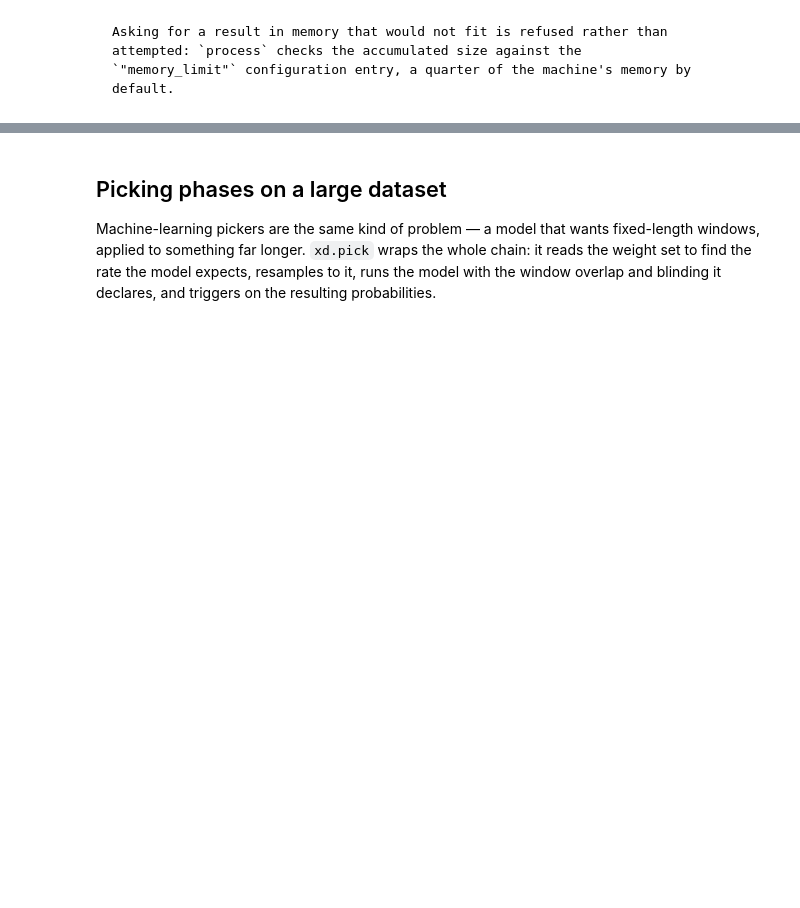
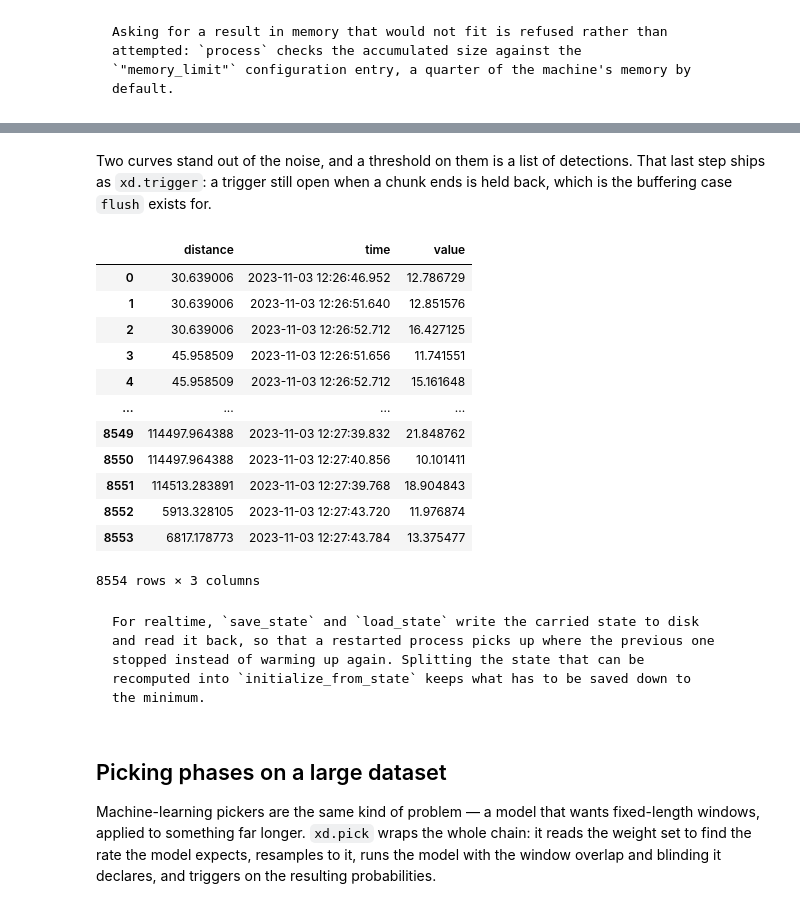
Before and after one commit to xdas-dev/tutorials, a Jupyter notebook: 03_massive_atomic_processing.ipynb, the cells around one changed output, grey strips where cells are left out. Cells and saved outputs as stored; diff of their text form; code cells hidden in the pictures; blank space fills up the shorter version.

````diff
--- a/03_massive_atomic_processing.ipynb
+++ b/03_massive_atomic_processing.ipynb
@@ -374,3 +393,34 @@ the minimum.
+# %% [markdown]
+Two curves stand out of the noise, and a threshold on them is a list of
+detections. That last step ships as `xd.trigger`: a trigger still open when a
+chunk ends is held back, which is the buffering case `flush` exists for.
+# %%
+detections = (pipeline >> xd.trigger(..., thresh=10.0)).process(
+    da, chunks={"time": 1000}
+)
+detections
+# %% [output]
+|  | distance | time | value |
+| 0 | 30.639006 | 2023-11-03 12:26:46.952 | 12.786729 |
+| 1 | 30.639006 | 2023-11-03 12:26:51.640 | 12.851576 |
+| 2 | 30.639006 | 2023-11-03 12:26:52.712 | 16.427125 |
+| 3 | 45.958509 | 2023-11-03 12:26:51.656 | 11.741551 |
+| 4 | 45.958509 | 2023-11-03 12:26:52.712 | 15.161648 |
+| ... | ... | ... | ... |
+| 8549 | 114497.964388 | 2023-11-03 12:27:39.832 | 21.848762 |
+| 8550 | 114497.964388 | 2023-11-03 12:27:40.856 | 10.101411 |
+| 8551 | 114513.283891 | 2023-11-03 12:27:39.768 | 18.904843 |
+| 8552 | 5913.328105 | 2023-11-03 12:27:43.720 | 11.976874 |
+| 8553 | 6817.178773 | 2023-11-03 12:27:43.784 | 13.375477 |
+8554 rows × 3 columns
+# %% [markdown]
+```{note}
+For realtime, `save_state` and `load_state` write the carried state to disk
+and read it back, so that a restarted process picks up where the previous one
+stopped instead of warming up again. Splitting the state that can be
+recomputed into `initialize_from_state` keeps what has to be saved down to
+the minimum.
+```
 # %% [markdown]
 ## Picking phases on a large dataset
 
````
Also changed, not shown: parts of 43 cells of this notebook.
